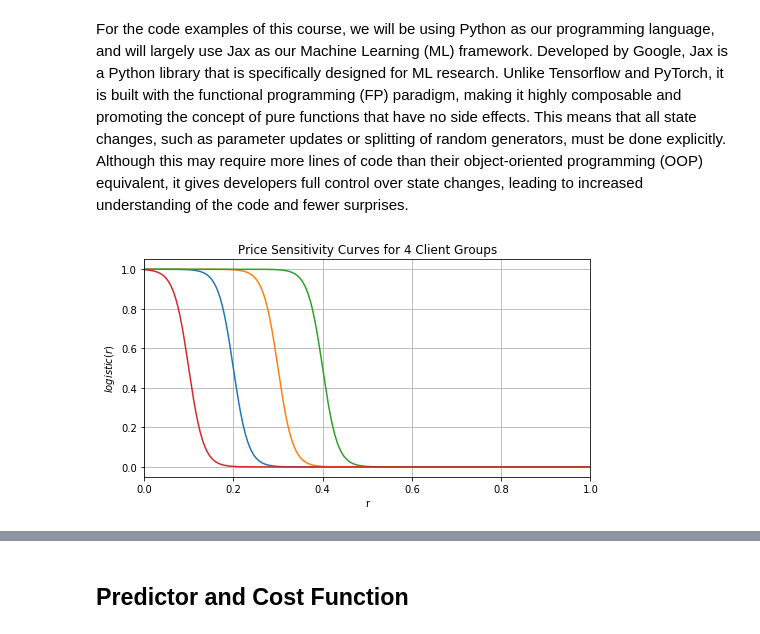
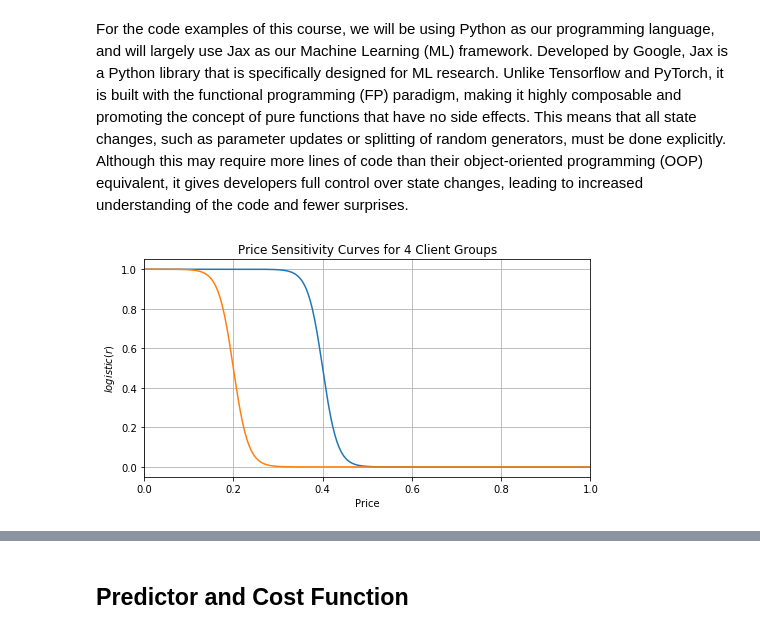
Before and after one commit to xanmendelsohn/Dynamic-Pricing-with-Reinforcement-Learning, a Jupyter notebook: multi-arm-bandits-JAX.ipynb, the cells around one changed output, grey strips where cells are left out. Saved outputs shown, nothing was run; the diff lists cells and outputs as text; code cells hidden in the pictures.

```diff
--- a/multi-arm-bandits-JAX.ipynb
+++ b/multi-arm-bandits-JAX.ipynb
@@ -26,36 +27,36 @@ import matplotlib.pyplot as plt
 # %%
 # Random seed to make our experiment replicable
-SEED = 42
+SEED = 142
 
 # Number of visitors we want to simulate
-NUM_VISITS = 10000
+NUM_VISITS = 1000
 
 # PPossible prices which can be offered to client
-PRICE_LIST = jnp.arange(0,1,0.05)
+PRICE_LIST = jnp.arange(0,1,0.01)
 
 # Price Sensitivity Parameters for 4 Client Groups
-FEATURE_SPACE = jnp.asarray([[0,1], [1,2], [0,3], [1,3]], dtype=jnp.float32)
-PRICE_SENSITIBITY_PARMS = [[3,-0.3], [3,-0.2], [3,-0.1], [3,-0.4]]
+FEATURE_SPACE = jnp.asarray([jnp.asarray([0,1]), jnp.asarray([1,0])], dtype=jnp.float32)
+PRICE_SENSITIVITY_PARMS = [[3,-0.1], [3,-0.3]]
 # %%
 def price_sensitivity_curve(r, a, b):
     # a: slope
     # b: horizontal shift
     # scaling to (0,1) space
     r = a*20*(r-0.5-b)
     return 1-(1 / (1 + jnp.exp(-r)))
 
 FS = (8, 4)  # figure size
 r = jnp.linspace(0, 1, 200)
 _, ax = plt.subplots(figsize=FS)
-plt.plot(r, price_sensitivity_curve(r, PRICE_SENSITIBITY_PARMS[0][0], PRICE_SENSITIBITY_PARMS[0][1]))
+plt.plot(r, price_sensitivity_curve(r, PRICE_SENSITIVITY_PARMS[0][0], PRICE_SENSITIVITY_PARMS[0][1]))
 
-plt.plot(r, price_sensitivity_curve(r, PRICE_SENSITIBITY_PARMS[1][0], PRICE_SENSITIBITY_PARMS[1][1]))
+plt.plot(r, price_sensitivity_curve(r, PRICE_SENSITIVITY_PARMS[1][0], PRICE_SENSITIVITY_PARMS[1][1]))
 
-plt.plot(r, price_sensitivity_curve(r, PRICE_SENSITIBITY_PARMS[2][0], PRICE_SENSITIBITY_PARMS[2][1]))
+#plt.plot(r, price_sensitivity_curve(r, PRICE_SENSITIVITY_PARMS[2][0], PRICE_SENSITIVITY_PARMS[2][1]))
 
-plt.plot(r, price_sensitivity_curve(r, PRICE_SENSITIBITY_PARMS[3][0], PRICE_SENSITIBITY_PARMS[3][1]))
+#plt.plot(r, price_sensitivity_curve(r, PRICE_SENSITIVITY_PARMS[3][0], PRICE_SENSITIVITY_PARMS[3][1]))
 ax.grid()
-_ = ax.set(xlabel="r", ylabel="$logistic(r)$", title="Price Sensitivity Curves for 4 Client Groups")
+_ = ax.set(xlabel="Price", ylabel="$logistic(r)$", title="Price Sensitivity Curves for 4 Client Groups")
 _ = ax.set_xlim(0, 1)
 # %% [output]
-[figure, old version]
+[figure, new version]
```
Also changed, not shown: parts of 18 cells of this notebook, 3 other files.
